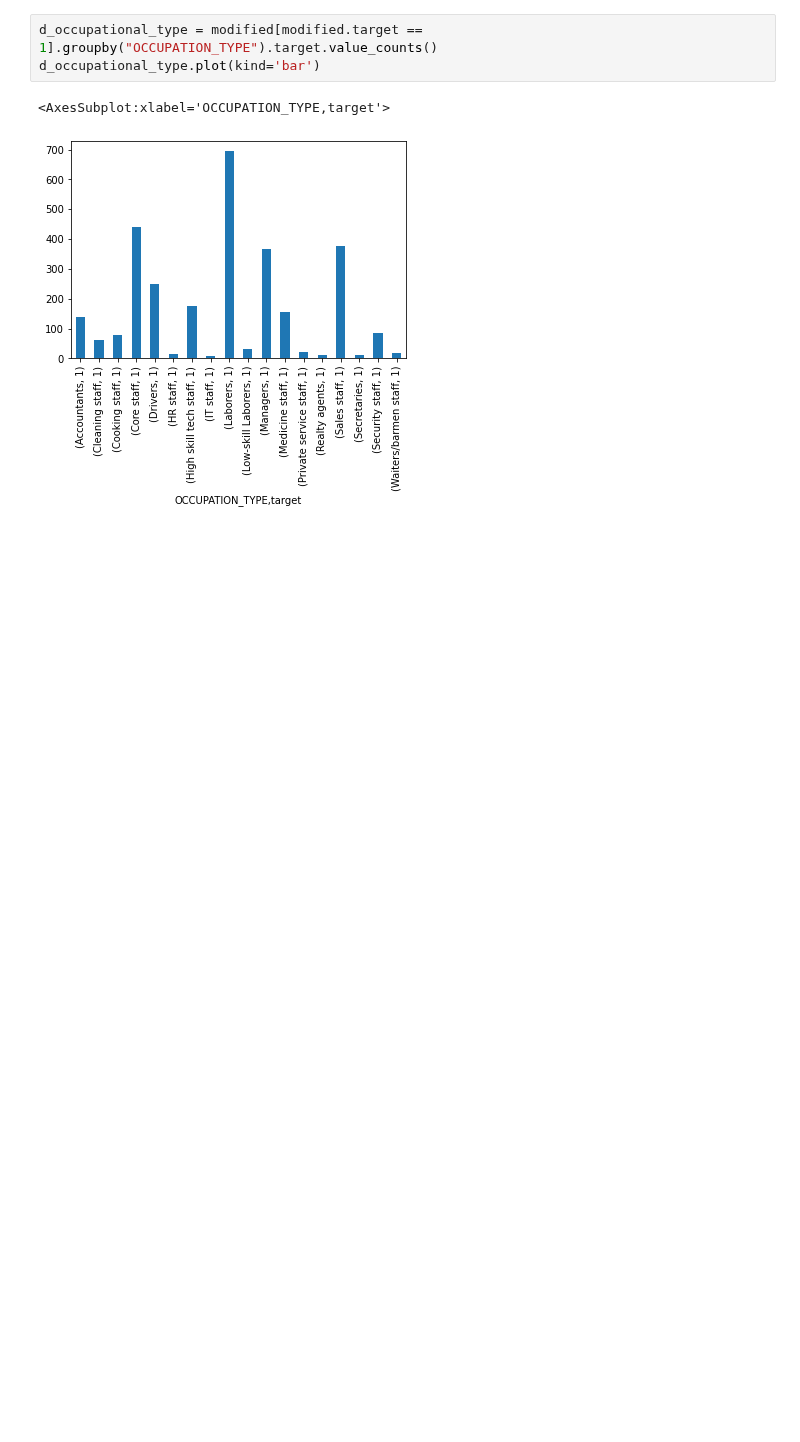
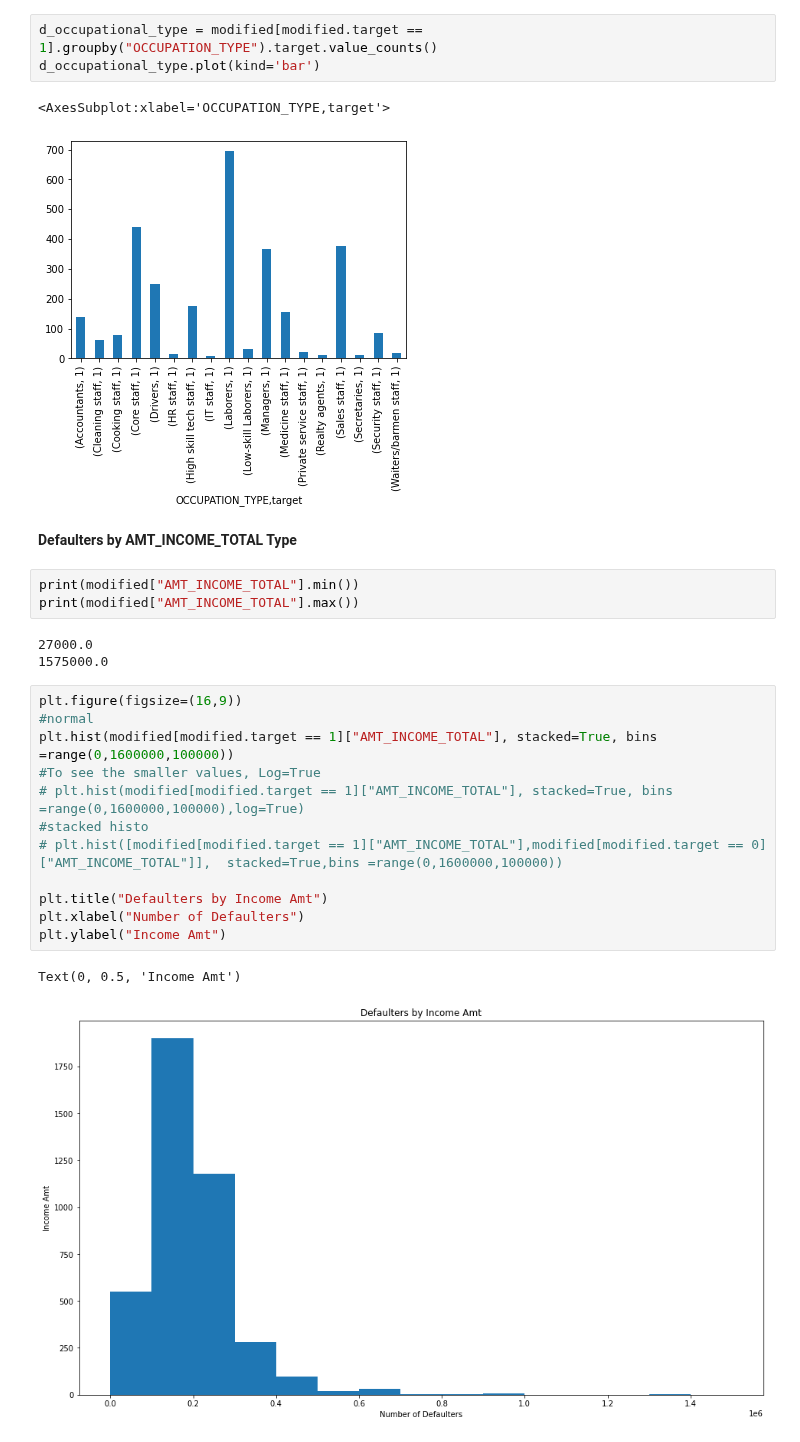
Before and after one commit to dvh549/Financial_Analytics, a Jupyter notebook: Main_Notebook.ipynb, the cells around one changed output. Saved outputs shown, nothing was run; the diff lists cells and outputs as text; blank space fills up the shorter version.

Commit message:
added 2 graph for eda

```diff
--- a/Main_Notebook.ipynb
+++ b/Main_Notebook.ipynb
@@ -280,3 +280,26 @@ d_occupational_type.plot(kind='bar')
 # %% [output]
 <AxesSubplot:xlabel='OCCUPATION_TYPE,target'>
 [figure]
+# %% [markdown]
+**Defaulters by AMT_INCOME_TOTAL Type**
+# %%
+print(modified["AMT_INCOME_TOTAL"].min())
+print(modified["AMT_INCOME_TOTAL"].max())
+# %% [output]
+27000.0
+1575000.0
+# %%
+plt.figure(figsize=(16,9))
+#normal
+plt.hist(modified[modified.target == 1]["AMT_INCOME_TOTAL"], stacked=True, bins =range(0,1600000,100000))
+#To see the smaller values, Log=True
+# plt.hist(modified[modified.target == 1]["AMT_INCOME_TOTAL"], stacked=True, bins =range(0,1600000,100000),log=True)
+#stacked histo
+# plt.hist([modified[modified.target == 1]["AMT_INCOME_TOTAL"],modified[modified.target == 0]["AMT_INCOME_TOTAL"]],  stacked=True,bins =range(0,1600000,100000))
+
+plt.title("Defaulters by Income Amt")
+plt.xlabel("Number of Defaulters")
+plt.ylabel("Income Amt")
+# %% [output]
+Text(0, 0.5, 'Income Amt')
+[figure, added]
```
Also changed, not shown: parts of 3 cells of this notebook.
